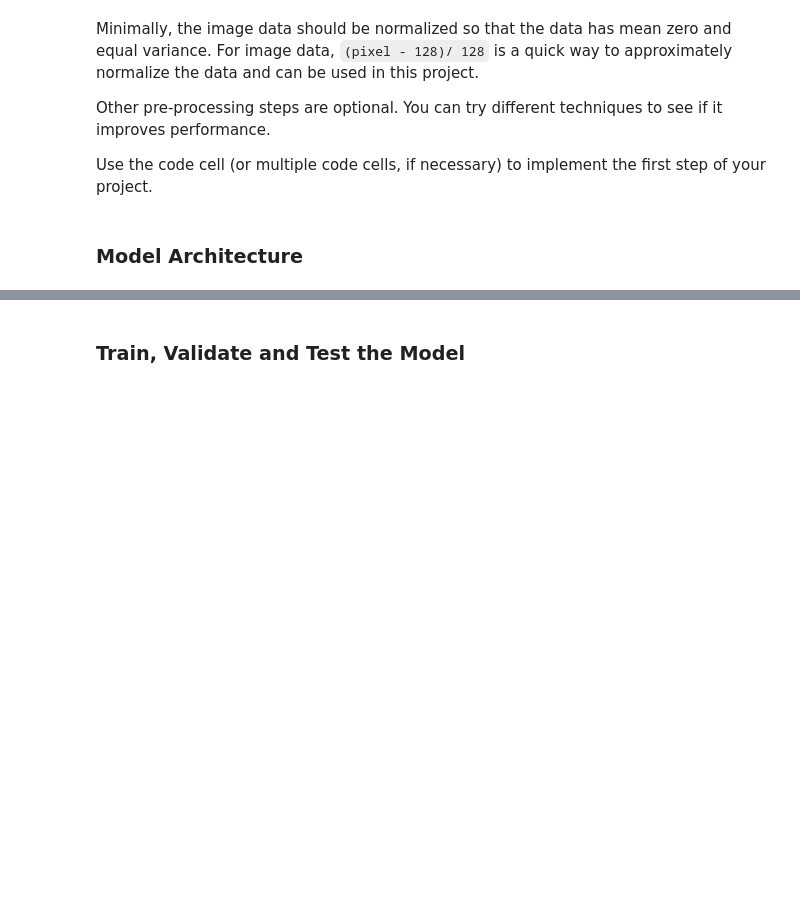
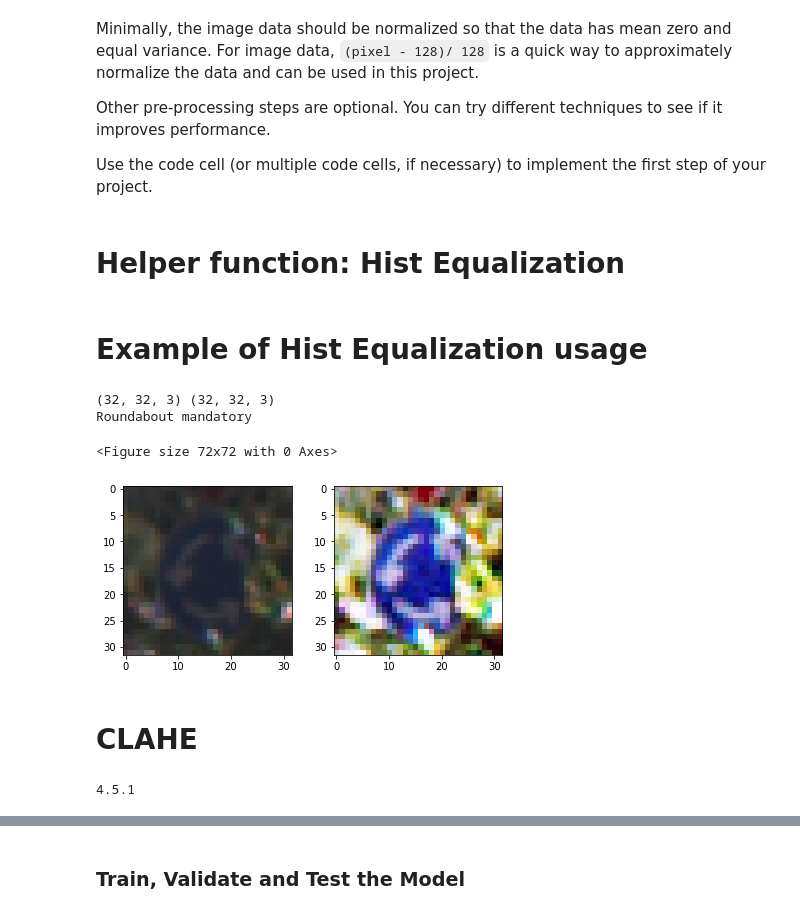
Before and after one commit to GiorGio82/P3-Traffic-Sign-Classifier, a Jupyter notebook: Traffic_Sign_Classifier.ipynb, the cells around one changed output, grey strips where cells are left out. Cells and saved outputs as stored; diff of their text form; code cells hidden in the pictures; blank space fills up the shorter version.

Commit message:
stable version, commit

```diff
--- a/Traffic_Sign_Classifier.ipynb
+++ b/Traffic_Sign_Classifier.ipynb
@@ -106,5 +267,43 @@ Use the code cell (or multiple code cells, if necessary) to implement the first
 ### Preprocess the data here. It is required to normalize the data. Other preprocessing steps could include
 ### converting to grayscale, etc.
 ### Feel free to use as many code cells as needed.
-# %% [markdown]
-### Model Architecture
+# %% [markdown]
+# Helper function: Hist Equalization
+# %%
+def hist_equaliz(img):
+    aug = iaa.AllChannelsHistogramEqualization()
+    return aug(image=img)
+# %% [markdown]
+# Example of Hist Equalization usage
+# %%
+index = 4443 #random.randint(0, len(X_test))
+image = X_train[index]
+equalized = hist_equaliz(image)
+print(image.shape, equalized.shape)
+
+plt.figure(figsize=(1,1))
+print(signnames[y_train[index]])
+f,(ax1,ax2) = plt.subplots(1,2,)
+f.tight_layout()
+
+ax1.imshow(image)
+ax2.imshow(equalized)
+
+plt.show()
+# %% [output]
+(32, 32, 3) (32, 32, 3)
+Roundabout mandatory
+<Figure size 72x72 with 0 Axes>
+[figure, added]
+# %% [markdown]
+# CLAHE
+# %%
+import cv2 as cv
+print(cv.__version__)
+import numpy as np
+
+def applyCLAHE(img ):
+    clahe = cv.createCLAHE()
+    return clahe.apply(img)
+# %% [output]
+4.5.1
```
Also changed, not shown: parts of 88 cells of this notebook, 26 other files.
